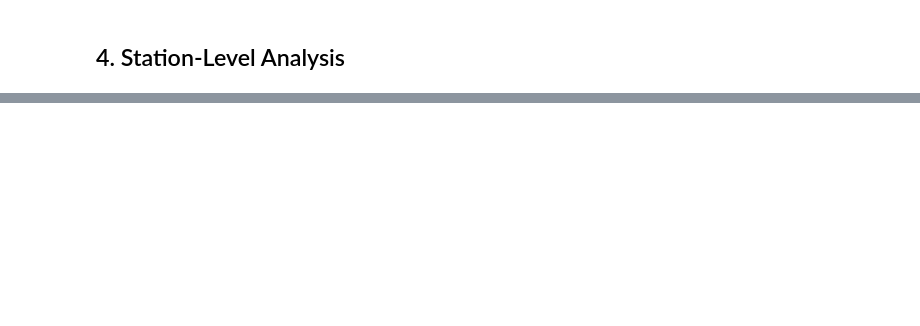
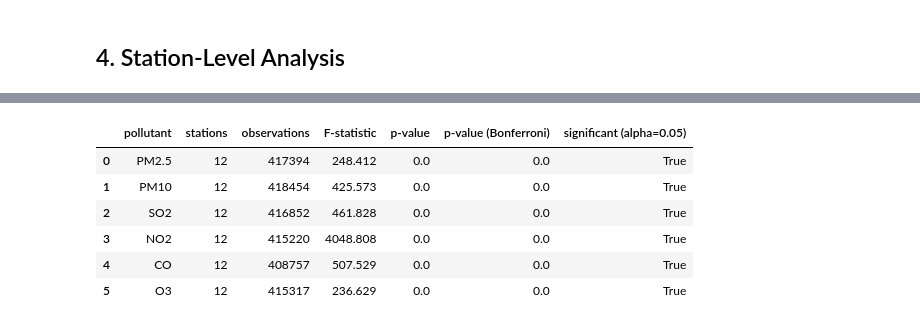
Before and after one commit to Dirk2928/Data_Science, a Jupyter notebook: Notebooks/stats_analysis_beijing_air_quality.ipynb, the cells around one changed output, grey strips where cells are left out. Cells and saved outputs as stored; diff of their text form; code cells hidden in the pictures; blank space fills up the shorter version.

Commit message:
ANOVA analysis

```diff
--- a/Notebooks/stats_analysis_beijing_air_quality.ipynb
+++ b/Notebooks/stats_analysis_beijing_air_quality.ipynb
@@ -256,0 +209,46 @@ pd.set_option("display.max_rows", None)
+# %%
+from scipy.stats import f_oneway, levene, normaltest
+from statsmodels.stats.multicomp import pairwise_tukeyhsd
+
+pollutants = ["PM2.5", "PM10", "SO2", "NO2", "CO", "O3"]
+
+for pollutant in pollutants:
+    df[pollutant] = pd.to_numeric(df[pollutant], errors="coerce")
+
+anova_results = []
+
+for pollutant in pollutants:
+    station_groups = [
+        group[pollutant].dropna().to_numpy()
+        for _, group in df.groupby("station", sort=True)
+    ]
+    f_statistic, p_value = f_oneway(*station_groups)
+    anova_results.append({
+        "pollutant": pollutant,
+        "stations": len(station_groups),
+        "observations": sum(len(values) for values in station_groups),
+        "F-statistic": f_statistic,
+        "p-value": p_value,
+    })
+
+anova_results = pd.DataFrame(anova_results)
+anova_results["p-value (Bonferroni)"] = multipletests(
+    anova_results["p-value"], method="bonferroni"
+)[1]
+anova_results["significant (alpha=0.05)"] = (
+    anova_results["p-value (Bonferroni)"] < 0.05
+)
+
+anova_results.round({
+    "F-statistic": 3,
+    "p-value": 6,
+    "p-value (Bonferroni)": 6,
+})
+# %% [output]
+|  | pollutant | stations | observations | F-statistic | p-value | p-value (Bonferroni) | significant (alpha=0.05) |
+| 0 | PM2.5 | 12 | 417394 | 248.412 | 0.0 | 0.0 | True |
+| 1 | PM10 | 12 | 418454 | 425.573 | 0.0 | 0.0 | True |
+| 2 | SO2 | 12 | 416852 | 461.828 | 0.0 | 0.0 | True |
+| 3 | NO2 | 12 | 415220 | 4048.808 | 0.0 | 0.0 | True |
+| 4 | CO | 12 | 408757 | 507.529 | 0.0 | 0.0 | True |
+| 5 | O3 | 12 | 415317 | 236.629 | 0.0 | 0.0 | True |
```
Also changed, not shown: parts of 13 cells of this notebook.
